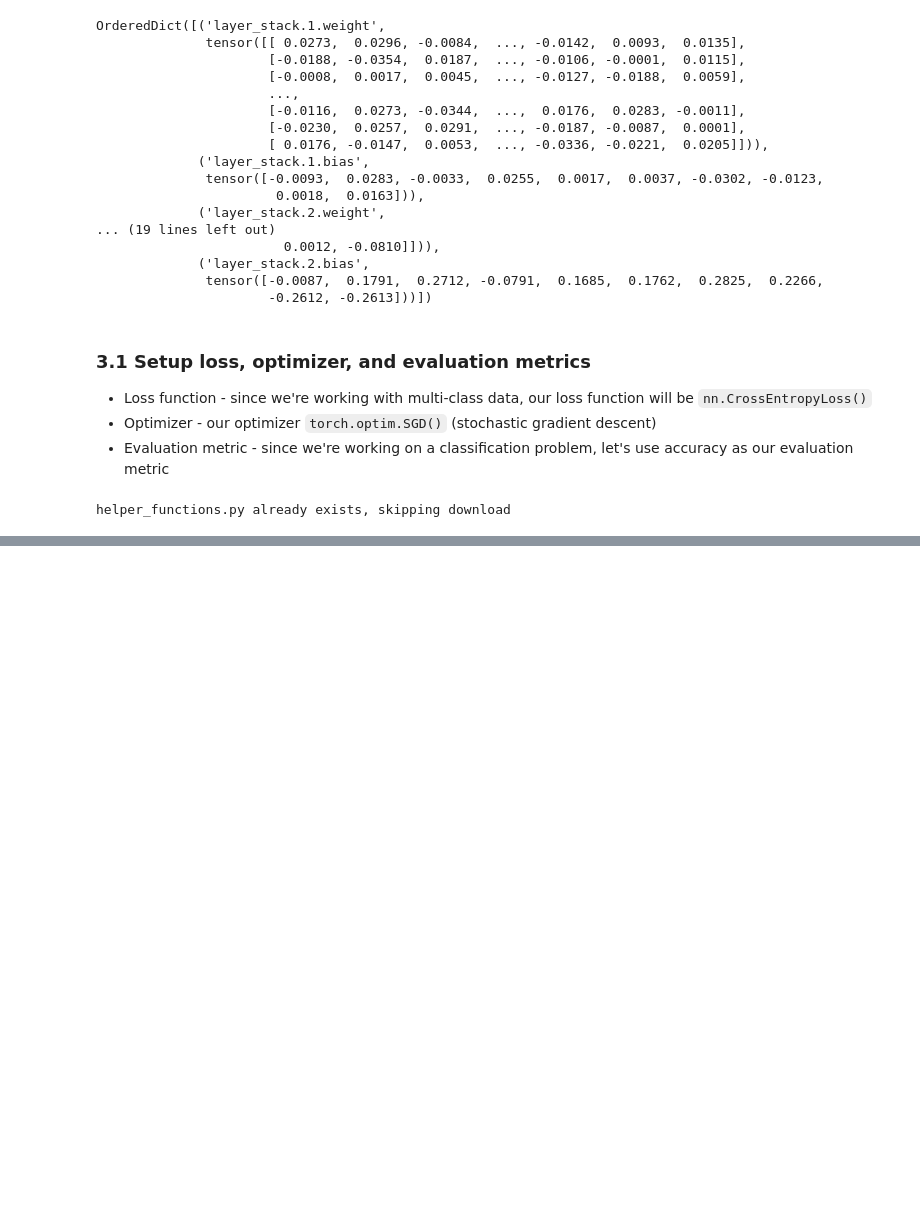
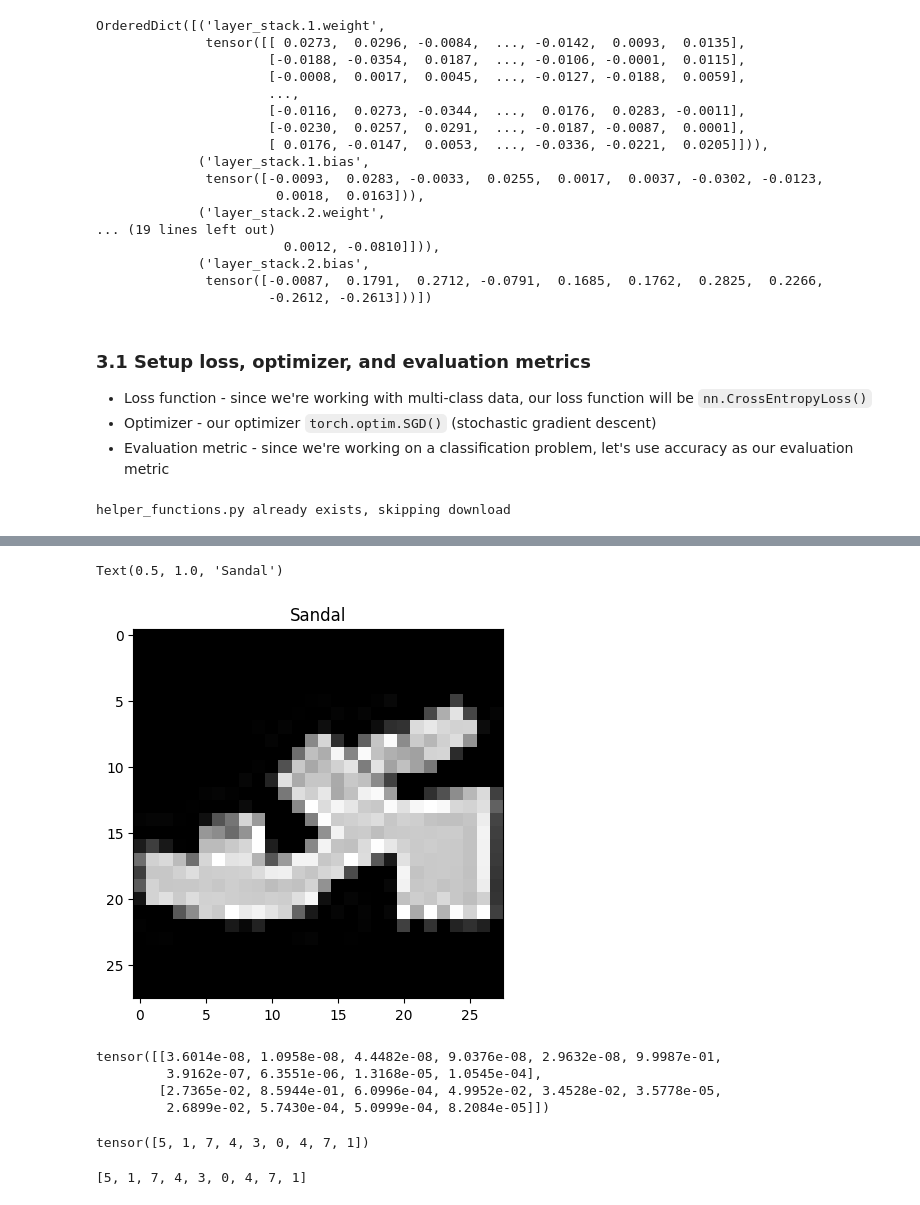
Before and after one commit to BalloonAnd888/pytorch101crashcourse, a Jupyter notebook: 03 Pytorch Computer Vision.ipynb, the cells around one changed output, grey strips where cells are left out. Cells and saved outputs as stored; diff of their text form; code cells hidden in the pictures; blank space fills up the shorter version.

```diff
--- a/03 Pytorch Computer Vision.ipynb
+++ b/03 Pytorch Computer Vision.ipynb
@@ -336,0 +1036,28 @@ optimizer = torch.optim.SGD(params=model_0.parameters(),
+# %%
+plt.imshow(test_samples[0].squeeze(), cmap="gray")
+plt.title(class_names[test_labels[0]])
+# %% [output]
+Text(0.5, 1.0, 'Sandal')
+[figure, added]
+# %%
+# Make predictions
+pred_probs = make_predictions(model=model_2,
+                              data=test_samples)
+
+# View first two prediction probabilities
+pred_probs[:2]
+# %% [output]
+tensor([[3.6014e-08, 1.0958e-08, 4.4482e-08, 9.0376e-08, 2.9632e-08, 9.9987e-01,
+         3.9162e-07, 6.3551e-06, 1.3168e-05, 1.0545e-04],
+        [2.7365e-02, 8.5944e-01, 6.0996e-04, 4.9952e-02, 3.4528e-02, 3.5778e-05,
+         2.6899e-02, 5.7430e-04, 5.0999e-04, 8.2084e-05]])
+# %%
+# Convert prediction probabilities to labels
+pred_classes = pred_probs.argmax(dim=1)
+pred_classes
+# %% [output]
+tensor([5, 1, 7, 4, 3, 0, 4, 7, 1])
+# %%
+test_labels
+# %% [output]
+[5, 1, 7, 4, 3, 0, 4, 7, 1]
```
Also changed, not shown: parts of 55 cells of this notebook.
